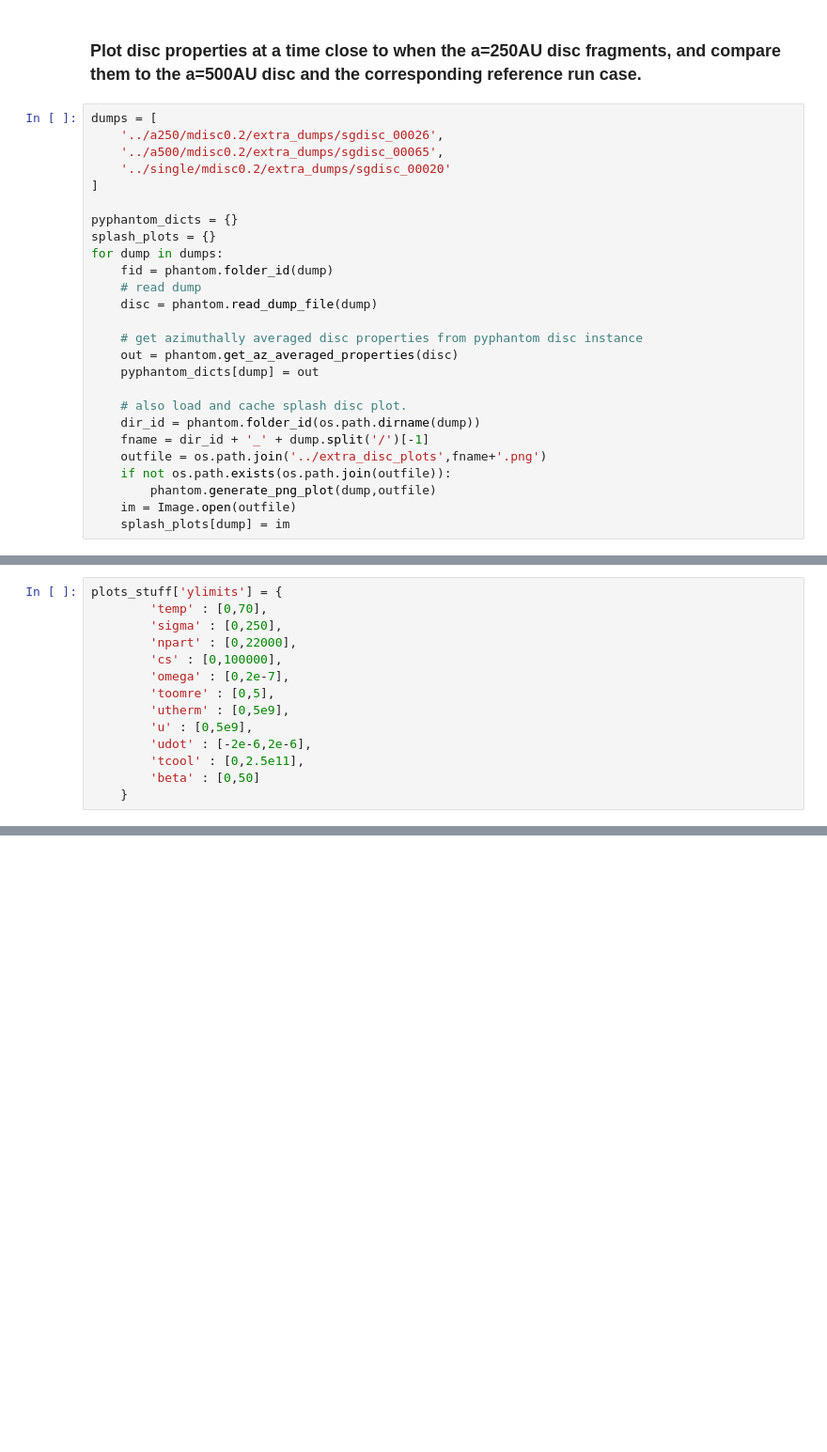
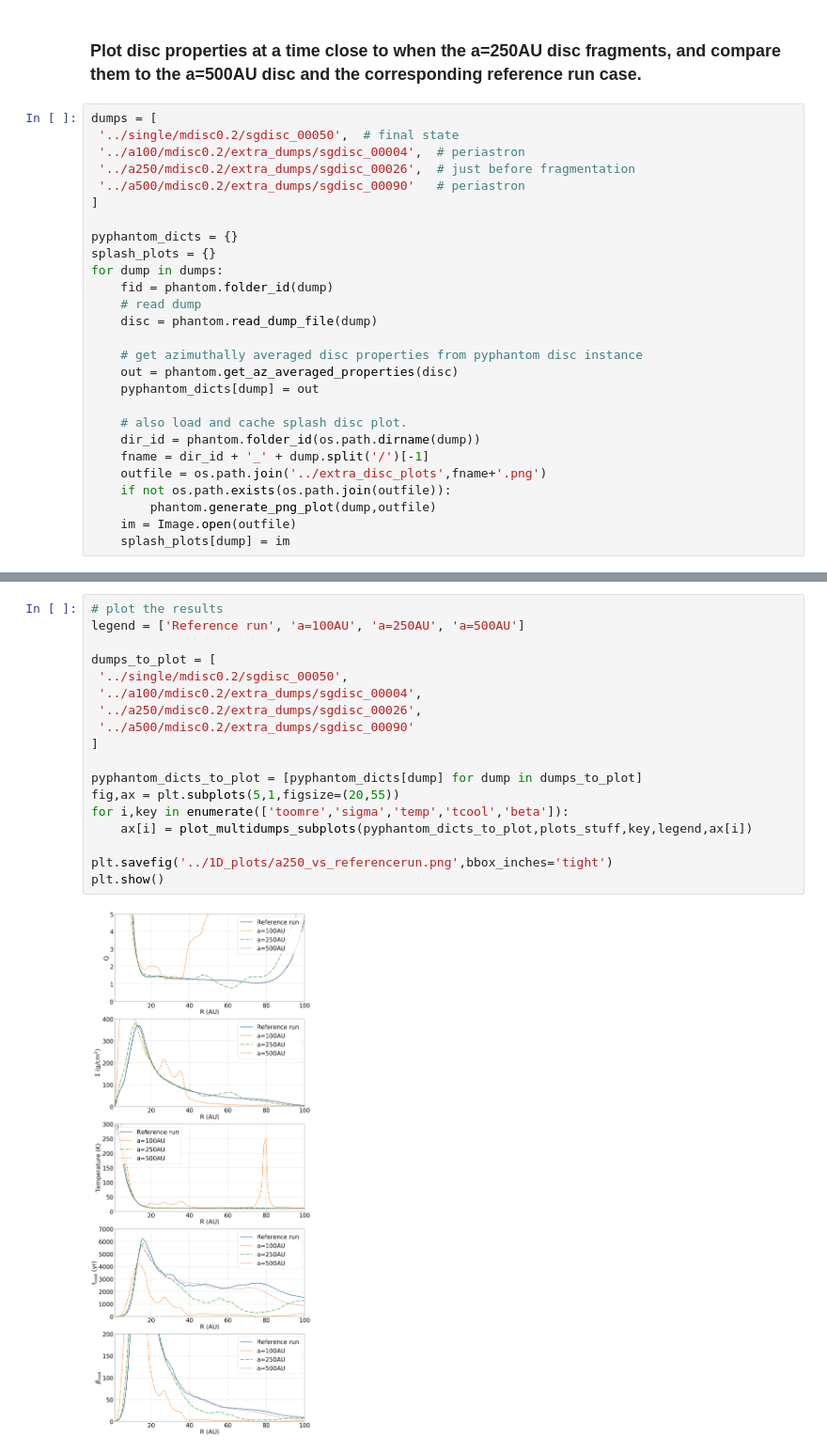
Before and after one commit to JC4DM4N/binarydiscs, a Jupyter notebook: notebooks/generate_1D_plots.ipynb, the cells around one changed output, grey strips where cells are left out. Shown at 94% size. Saved outputs shown, nothing was run; the diff lists cells and outputs as text; blank space fills up the shorter version.

Commit message:
updated versioned notebook to reflect updates to modules, and the plots included in the paper.

```diff
--- a/notebooks/generate_1D_plots.ipynb
+++ b/notebooks/generate_1D_plots.ipynb
@@ -115,9 +136,10 @@ plots_stuff = {
 ### Plot disc properties at a time close to when the a=250AU disc fragments, and compare them to the a=500AU disc and the corresponding reference run case.
 # %%
 dumps = [
-    '../a250/mdisc0.2/extra_dumps/sgdisc_00026',
-    '../a500/mdisc0.2/extra_dumps/sgdisc_00065',
-    '../single/mdisc0.2/extra_dumps/sgdisc_00020'
+ '../single/mdisc0.2/sgdisc_00050',  # final state
+ '../a100/mdisc0.2/extra_dumps/sgdisc_00004',  # periastron
+ '../a250/mdisc0.2/extra_dumps/sgdisc_00026',  # just before fragmentation
+ '../a500/mdisc0.2/extra_dumps/sgdisc_00090'   # periastron
 ]
 
 pyphantom_dicts = {}
@@ -237,14 +163,0 @@ for dump in dumps:
-# %%
-plots_stuff['ylimits'] = {
-        'temp' : [0,70],
-        'sigma' : [0,250],
-        'npart' : [0,22000],
-        'cs' : [0,100000],
-        'omega' : [0,2e-7],
-        'toomre' : [0,5],
-        'utherm' : [0,5e9],
-        'u' : [0,5e9],
-        'udot' : [-2e-6,2e-6],
-        'tcool' : [0,2.5e11],
-        'beta' : [0,50]
-    }
@@ -323,0 +164,20 @@ plt.show()
+# %%
+# plot the results
+legend = ['Reference run', 'a=100AU', 'a=250AU', 'a=500AU']
+
+dumps_to_plot = [
+ '../single/mdisc0.2/sgdisc_00050',
+ '../a100/mdisc0.2/extra_dumps/sgdisc_00004',
+ '../a250/mdisc0.2/extra_dumps/sgdisc_00026',
+ '../a500/mdisc0.2/extra_dumps/sgdisc_00090'
+]
+
+pyphantom_dicts_to_plot = [pyphantom_dicts[dump] for dump in dumps_to_plot]
+fig,ax = plt.subplots(5,1,figsize=(20,55))
+for i,key in enumerate(['toomre','sigma','temp','tcool','beta']):
+    ax[i] = plot_multidumps_subplots(pyphantom_dicts_to_plot,plots_stuff,key,legend,ax[i])
+
+plt.savefig('../1D_plots/a250_vs_referencerun.png',bbox_inches='tight')
+plt.show()
+# %% [output]
+[figure, added]
```
Also changed, not shown: parts of 8 cells of this notebook.
